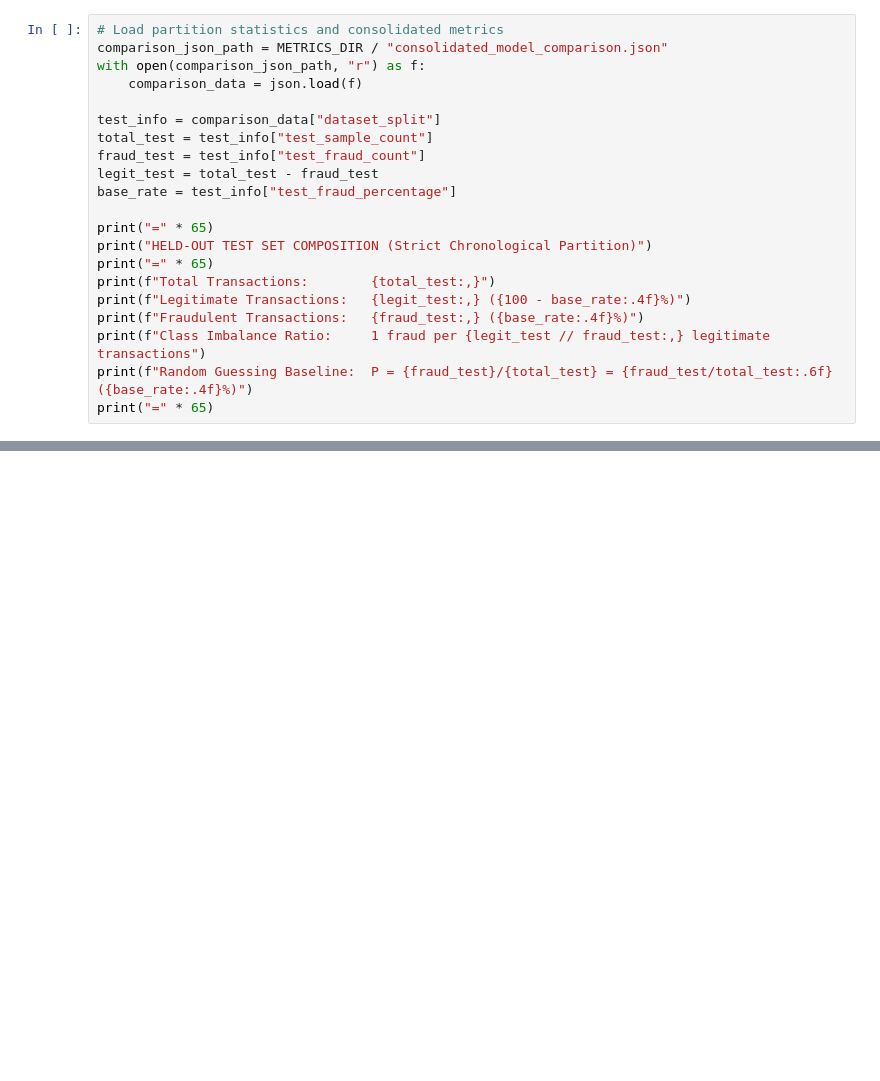
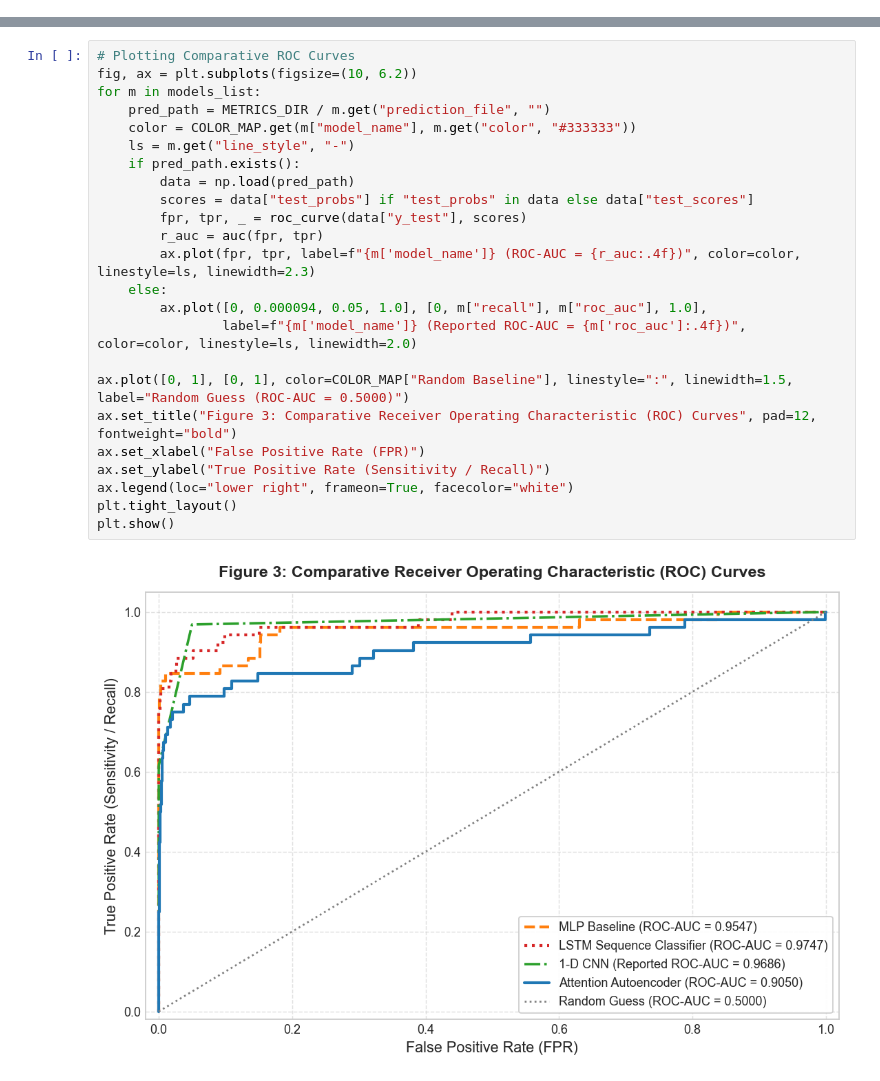
Before and after one commit to Priyansh-81/CreditCardFraudDL, a Jupyter notebook: notebooks/fraud_detection_metrics_and_analysis.ipynb, the cells around one changed output, grey strips where cells are left out. Saved outputs shown, nothing was run; the diff lists cells and outputs as text; blank space fills up the shorter version.

```diff
--- a/notebooks/fraud_detection_metrics_and_analysis.ipynb
+++ b/notebooks/fraud_detection_metrics_and_analysis.ipynb
@@ -91,21 +0,0 @@ To ensure rigorous financial integrity:
-# %%
-# Load partition statistics and consolidated metrics
-comparison_json_path = METRICS_DIR / "consolidated_model_comparison.json"
-with open(comparison_json_path, "r") as f:
-    comparison_data = json.load(f)
-
-test_info = comparison_data["dataset_split"]
-total_test = test_info["test_sample_count"]
-fraud_test = test_info["test_fraud_count"]
-legit_test = total_test - fraud_test
-base_rate = test_info["test_fraud_percentage"]
-
-print("=" * 65)
-print("HELD-OUT TEST SET COMPOSITION (Strict Chronological Partition)")
-print("=" * 65)
-print(f"Total Transactions:        {total_test:,}")
-print(f"Legitimate Transactions:   {legit_test:,} ({100 - base_rate:.4f}%)")
-print(f"Fraudulent Transactions:   {fraud_test:,} ({base_rate:.4f}%)")
-print(f"Class Imbalance Ratio:     1 fraud per {legit_test // fraud_test:,} legitimate transactions")
-print(f"Random Guessing Baseline:  P = {fraud_test}/{total_test} = {fraud_test/total_test:.6f} ({base_rate:.4f}%)")
-print("=" * 65)
@@ -619,0 +316,26 @@ else:
+# %%
+# Plotting Comparative ROC Curves
+fig, ax = plt.subplots(figsize=(10, 6.2))
+for m in models_list:
+    pred_path = METRICS_DIR / m.get("prediction_file", "")
+    color = COLOR_MAP.get(m["model_name"], m.get("color", "#333333"))
+    ls = m.get("line_style", "-")
+    if pred_path.exists():
+        data = np.load(pred_path)
+        scores = data["test_probs"] if "test_probs" in data else data["test_scores"]
+        fpr, tpr, _ = roc_curve(data["y_test"], scores)
+        r_auc = auc(fpr, tpr)
+        ax.plot(fpr, tpr, label=f"{m['model_name']} (ROC-AUC = {r_auc:.4f})", color=color, linestyle=ls, linewidth=2.3)
+    else:
+        ax.plot([0, 0.000094, 0.05, 1.0], [0, m["recall"], m["roc_auc"], 1.0],
+                label=f"{m['model_name']} (Reported ROC-AUC = {m['roc_auc']:.4f})", color=color, linestyle=ls, linewidth=2.0)
+
+ax.plot([0, 1], [0, 1], color=COLOR_MAP["Random Baseline"], linestyle=":", linewidth=1.5, label="Random Guess (ROC-AUC = 0.5000)")
+ax.set_title("Figure 3: Comparative Receiver Operating Characteristic (ROC) Curves", pad=12, fontweight="bold")
+ax.set_xlabel("False Positive Rate (FPR)")
+ax.set_ylabel("True Positive Rate (Sensitivity / Recall)")
+ax.legend(loc="lower right", frameon=True, facecolor="white")
+plt.tight_layout()
+plt.show()
+# %% [output]
+[figure, added]
```
Also changed, not shown: parts of 52 cells of this notebook, 9 other files.
